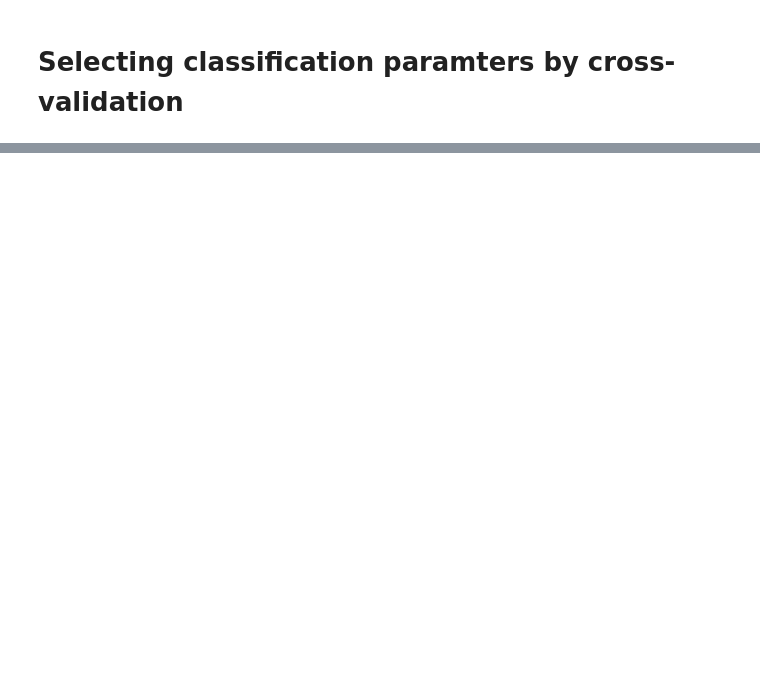
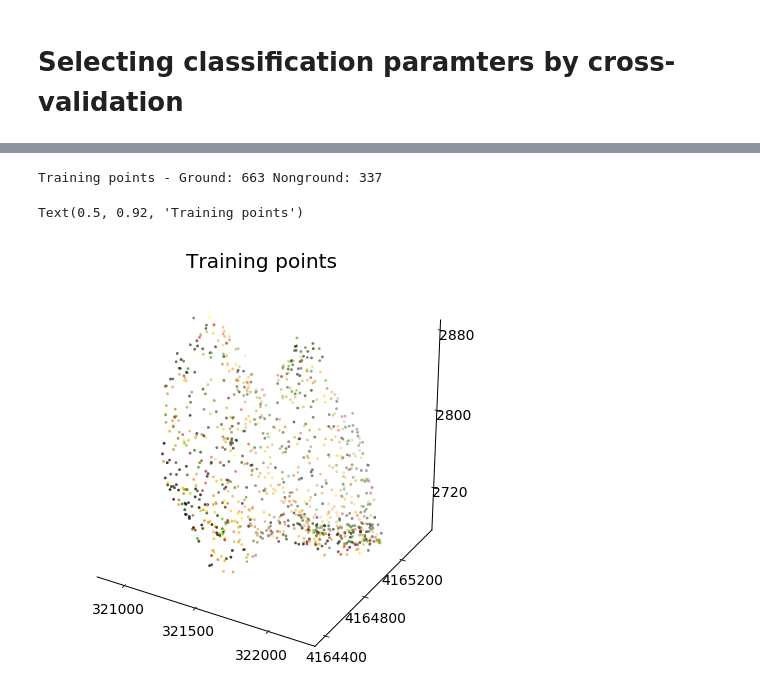
Before and after one commit to stgl/pymccrgb, a Jupyter notebook: docs/source/examples/cross-validation-sgd.ipynb, the cells around one changed output, grey strips where cells are left out. Cells and saved outputs as stored; diff of their text form; code cells hidden in the pictures; blank space fills up the shorter version.

```diff
--- a/docs/source/examples/cross-validation-sgd.ipynb
+++ b/docs/source/examples/cross-validation-sgd.ipynb
@@ -26,10 +24,13 @@ data = load_mammoth_trees(n_points=5e5, seed=0)
+# %%
+data = load_mammoth_lidar(npoints=1e5)
 # %%
-rgb = bytescale(data[:, 3:6]).astype(np.int16)
+rgb = rescale_intensity(data[:, 3:6], out_range="uint8").astype(np.uint8)
 red = rgb[:, 0]
 green = rgb[:, 1]
 blue = rgb[:, 2]
 ngrdvi = (green - red) / (green + red)
 lab = rgb2lab(np.array([rgb]))[0]
+X = np.hstack([lab[:, 1:3].reshape(-1, 2), ngrdvi.reshape(-1, 1)])
 # %%
 xx = data[:, 0]
 yy = data[:, 1]
@@ -46,5 +43,16 @@ X = np.hstack([lab[:, 1:3].reshape(-1, 2), ngrdvi.reshape(-1, 1)])
+# %%
+keep = np.isfinite(X).all(axis=-1)
+X = X[keep, :]
+y = y[keep]
+data = data[keep, :]
+# %%
+np.random.seed(10)
+n_train = 1000
+subset = np.random.choice(len(y), size=n_train)
 # %%
 X_train = X[subset, :]
 y_train = y[subset]
 # %%
-print(np.sum(y_train), np.sum(y_train == 0))
+print(f"Training points - Ground: {np.sum(y_train)} Nonground: {np.sum(y_train == 0)}")
+# %% [output]
+Training points - Ground: 663 Nonground: 337
@@ -53,3 +59,9 @@ plot_points_3d(xx[subset], yy[subset], zz[subset], rgb[subset] / 255)
+# %%
+plot_points_3d(data[subset, :])
+plt.gca().set_title("Training points")
+# %% [output]
+Text(0.5, 0.92, 'Training points')
+[figure, added]
 # %%
 pipe = Pipeline([('rbf', RBFSampler()), ('clf', SGDClassifier(max_iter=10, n_jobs=-1))])
 # %%
```
Also changed, not shown: parts of 13 cells of this notebook.
